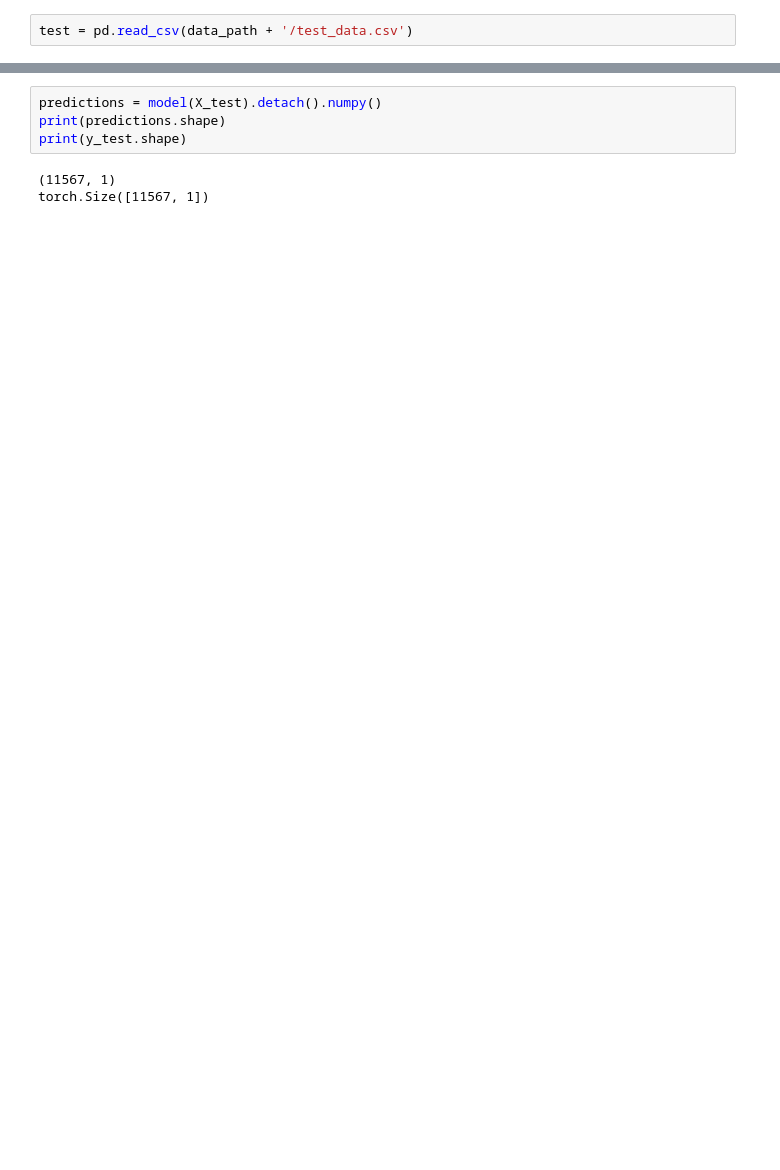
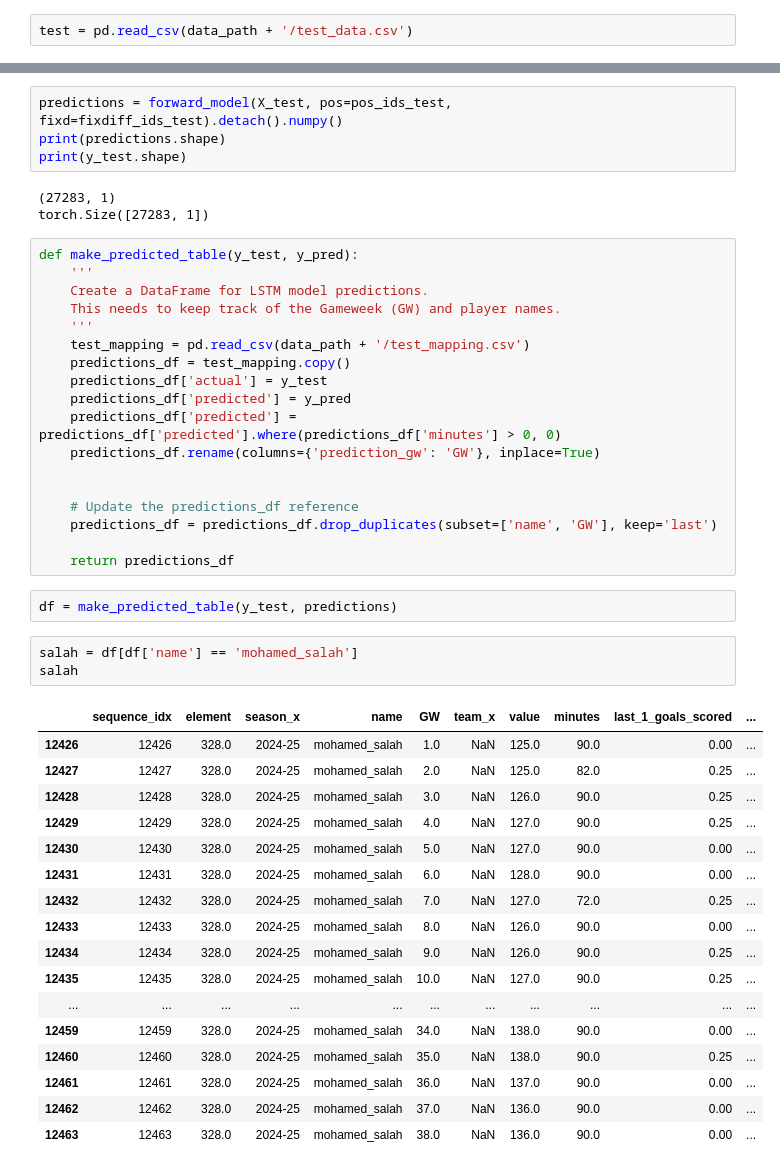
Before and after one commit to bragehs/FPL_forecast, a Jupyter notebook: predictor/run_simulation.ipynb, the cells around one changed output, grey strips where cells are left out. Drawn from its saved outputs; the diff is of its cells as text; blank space fills up the shorter version.

```diff
--- a/predictor/run_simulation.ipynb
+++ b/predictor/run_simulation.ipynb
@@ -139,10 +121,51 @@ test = pd.read_csv(data_path + '/test_data.csv')
 # %%
-predictions = model(X_test).detach().numpy()
+predictions = forward_model(X_test, pos=pos_ids_test, fixd=fixdiff_ids_test).detach().numpy()
 print(predictions.shape)
 print(y_test.shape)
 # %% [output]
-(11567, 1)
-torch.Size([11567, 1])
+(27283, 1)
+torch.Size([27283, 1])
+# %%
+def make_predicted_table(y_test, y_pred):
+    '''
+    Create a DataFrame for LSTM model predictions.
+    This needs to keep track of the Gameweek (GW) and player names.
+    '''
+    test_mapping = pd.read_csv(data_path + '/test_mapping.csv')
+    predictions_df = test_mapping.copy()
+    predictions_df['actual'] = y_test
+    predictions_df['predicted'] = y_pred
+    predictions_df['predicted'] = predictions_df['predicted'].where(predictions_df['minutes'] > 0, 0)
+    predictions_df.rename(columns={'prediction_gw': 'GW'}, inplace=True)
+
+
+    # Update the predictions_df reference
+    predictions_df = predictions_df.drop_duplicates(subset=['name', 'GW'], keep='last')
+
+    return predictions_df
+# %%
+df = make_predicted_table(y_test, predictions)
+# %%
+salah = df[df['name'] == 'mohamed_salah']
+salah
+# %% [output]
+|  | sequence_idx | element | season_x | name | GW | team_x | value | minutes | last_1_goals_scored | ... |
+| 12426 | 12426 | 328.0 | 2024-25 | mohamed_salah | 1.0 | NaN | 125.0 | 90.0 | 0.00 | ... |
+| 12427 | 12427 | 328.0 | 2024-25 | mohamed_salah | 2.0 | NaN | 125.0 | 82.0 | 0.25 | ... |
+| 12428 | 12428 | 328.0 | 2024-25 | mohamed_salah | 3.0 | NaN | 126.0 | 90.0 | 0.25 | ... |
+| 12429 | 12429 | 328.0 | 2024-25 | mohamed_salah | 4.0 | NaN | 127.0 | 90.0 | 0.25 | ... |
+| 12430 | 12430 | 328.0 | 2024-25 | mohamed_salah | 5.0 | NaN | 127.0 | 90.0 | 0.00 | ... |
+| 12431 | 12431 | 328.0 | 2024-25 | mohamed_salah | 6.0 | NaN | 128.0 | 90.0 | 0.00 | ... |
+| 12432 | 12432 | 328.0 | 2024-25 | mohamed_salah | 7.0 | NaN | 127.0 | 72.0 | 0.25 | ... |
+| 12433 | 12433 | 328.0 | 2024-25 | mohamed_salah | 8.0 | NaN | 126.0 | 90.0 | 0.00 | ... |
+| 12434 | 12434 | 328.0 | 2024-25 | mohamed_salah | 9.0 | NaN | 126.0 | 90.0 | 0.25 | ... |
+| 12435 | 12435 | 328.0 | 2024-25 | mohamed_salah | 10.0 | NaN | 127.0 | 90.0 | 0.25 | ... |
+| ... | ... | ... | ... | ... | ... | ... | ... | ... | ... | ... |
+| 12459 | 12459 | 328.0 | 2024-25 | mohamed_salah | 34.0 | NaN | 138.0 | 90.0 | 0.00 | ... |
+| 12460 | 12460 | 328.0 | 2024-25 | mohamed_salah | 35.0 | NaN | 138.0 | 90.0 | 0.25 | ... |
+| 12461 | 12461 | 328.0 | 2024-25 | mohamed_salah | 36.0 | NaN | 137.0 | 90.0 | 0.00 | ... |
+| 12462 | 12462 | 328.0 | 2024-25 | mohamed_salah | 37.0 | NaN | 136.0 | 90.0 | 0.00 | ... |
+| 12463 | 12463 | 328.0 | 2024-25 | mohamed_salah | 38.0 | NaN | 136.0 | 90.0 | 0.00 | ... |
 # %%
 print(torch.mean(y_test))
 print(torch.var(y_test))
```
Also changed, not shown: parts of 28 cells of this notebook, 4 other files.
